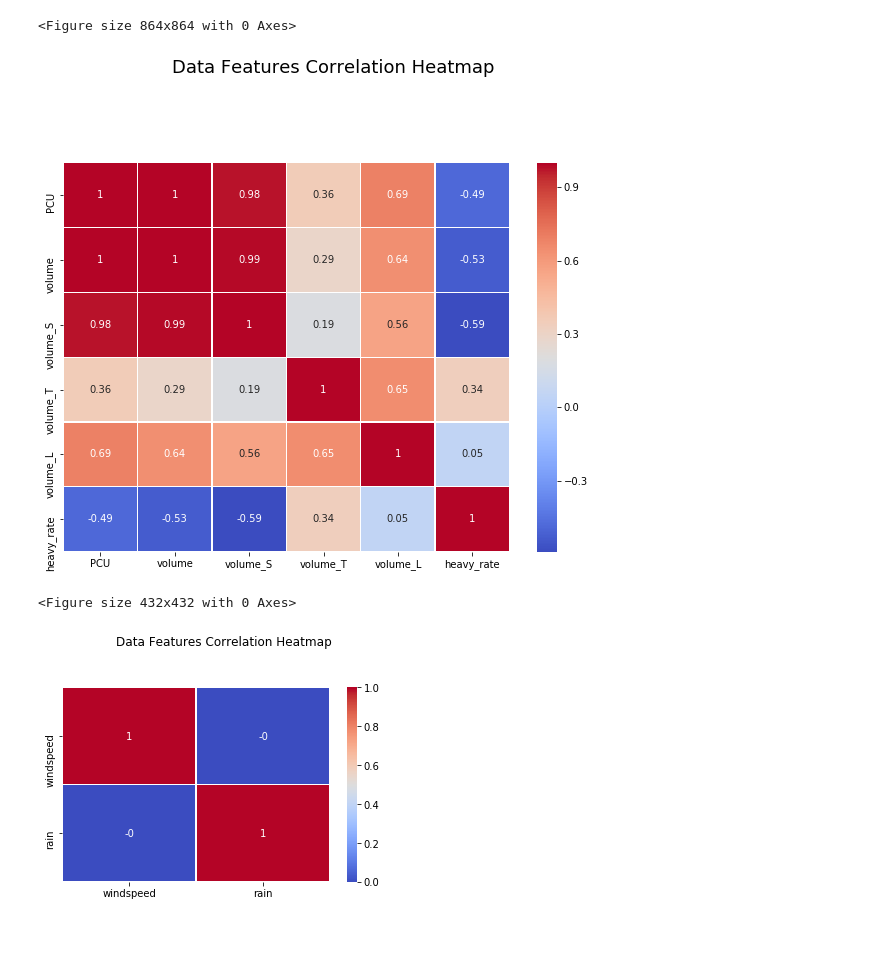
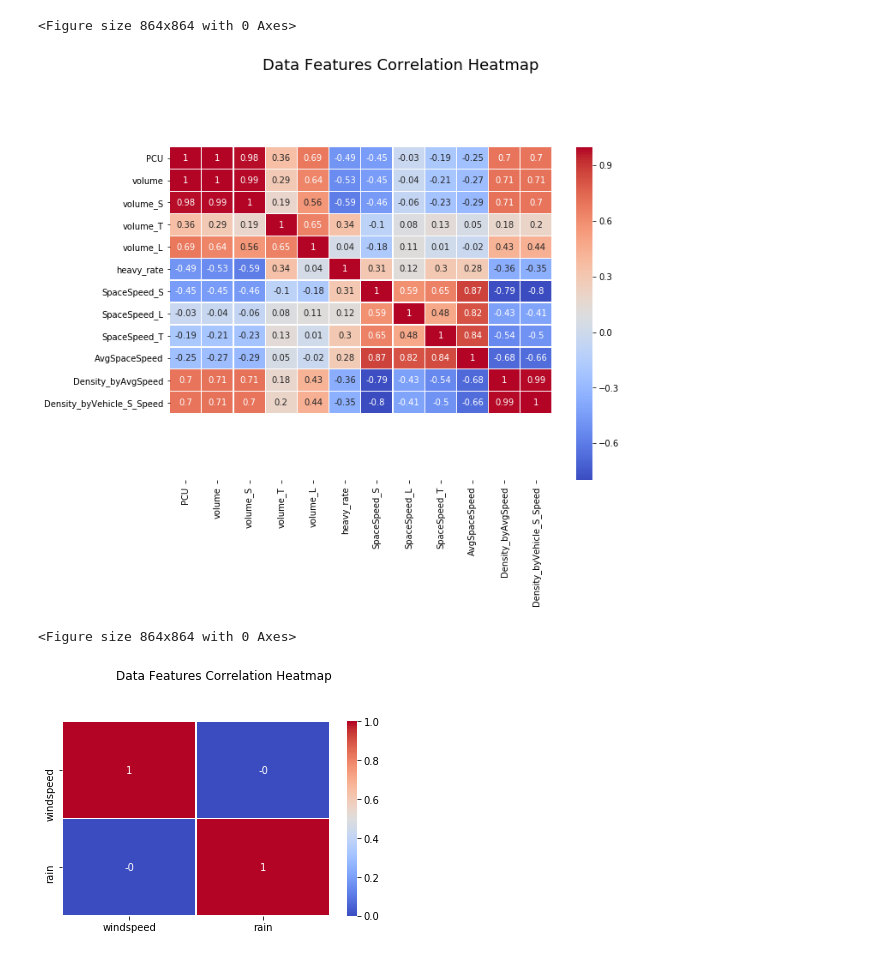
Before and after one commit to HsuanChih-Wang/ETC_FreewayAccidentAnalysis, a Jupyter notebook: FreewayAccidentAnalysis_jupyter-FW1.ipynb, the cells around one changed output. Saved outputs shown, nothing was run; the diff lists cells and outputs as text; code cells hidden in the pictures.

```diff
--- a/FreewayAccidentAnalysis_jupyter-FW1.ipynb
+++ b/FreewayAccidentAnalysis_jupyter-FW1.ipynb
@@ -11,5 +11,5 @@ import matplotlib.pyplot as plt
 import seaborn as sns
 # %%
 # Load Data Freeway 1 ------------------------------------------
-data_fw1 = pd.read_csv("output/fw1_2020_north_final(afterSQL).csv")
+data = pd.read_csv("output/STEP2. after_add_Speed/FW1_North_All(afterSQL).csv")
 # %%
@@ -30,20 +31,20 @@ Name: minradiuslength, dtype: float64
 ## Drop data FREEWAY 1
 # %%
 # drop data
-data_fw1.drop(['num', 'startkilo', 'endkilo', 'year', 'date',
+data.drop(['other', 'num', 'startkilo', 'endkilo', 'year', 'date',
            'starttime', 'startTime_millionSec', 'endtime', 'endTime_millionSec'],
           axis=1, inplace=True)
 # Since the values of feature "speed limit" are all the same, we drop the feature
-data_fw1.drop(['speedlimit'], axis=1, inplace=True)
-data_fw1.drop(['pavement', 'cement', 'remark', 'one'], axis=1, inplace=True)
+data.drop(['speedlimit'], axis=1, inplace=True)
+data.drop(['pavement', 'cement', 'remark', 'one'], axis=1, inplace=True)
 # unrelated factors
-data_fw1.drop(['fw1_northcol', 'index'], axis=1, inplace=True)
+data.drop(['fw1_northcol', 'index'], axis=1, inplace=True)
 # drop columns
-data_fw1.drop(['minradiuslength',
+data.drop(['minradiuslength',
            'Var_windspeed', 'Var_rain', 'Var_volume',
            'Var_PCU', 'Var_Speed_volume', 'Var_Speed_PCU'], axis=1, inplace=True)
 
-print(data_fw1.columns)
+print(data.columns)
 # %% [output]
 Index(['crash', 'lane', 'minlane', 'addlane', 'totalwidth', 'lanewidth',
        'inshoulder', 'outshoulder', 'upslope', 'downslope', 'upslopelength',
@@ -143,7 +139,11 @@ roadGeometryRelatedData = pd.concat([data['lane'], data['totalwidth'], data['lan
                                      data['inshoulder'], data['outshoulder'], data['upslopelength'],
                                      data['downslopelength'], data['maxupslope'], data['maxdownslope'],
                                      data['curvelength'], data['minradius'], data['tunnellength']], axis=1)
-trafficFlowRelatedData = pd.concat([data['PCU'], data['volume'], data['volume_S'], data['volume_T'], data['volume_L'], data['heavy_rate']], axis=1)
+trafficFlowRelatedData = pd.concat([data['PCU'], data['volume'],
+                                    data['volume_S'], data['volume_T'], data['volume_L'], data['heavy_rate'],
+                                    data['SpaceSpeed_S'], data['SpaceSpeed_L'], data['SpaceSpeed_T'],
+                                    data['AvgSpaceSpeed'],
+                                    data['Density_byAvgSpeed'], data['Density_byVehicle_S_Speed']], axis=1)
 weatherRelatedData = pd.concat([data['windspeed'], data['rain']], axis=1)
 # %%
 # draw a heatmap -> roadGeometryRelatedData
@@ -162,17 +162,17 @@ plt.show() #畫出熱力圖
 # %%
 # draw a heatmap -> trafficRelatedData
 corr = trafficFlowRelatedData.corr()
 f, ax = plt.subplots(figsize=(10, 8))
 
 plt.figure(figsize=(len(trafficFlowRelatedData.columns), len(trafficFlowRelatedData.columns)))
 hm = sns.heatmap(round(corr,2),annot=True, ax=ax, cmap='coolwarm', linewidths=.3)
 f.subplots_adjust(top=0.8)
-ax.set_ylim(6, 0)
+ax.set_ylim(15, 0)
 t= f.suptitle('Data Features Correlation Heatmap', fontsize=18)
 plt.show() #畫出熱力圖
 # %% [output]
-[figure, old version]
+[figure, new version]
-<Figure size 432x432 with 0 Axes>
+<Figure size 864x864 with 0 Axes>
 # %%
 # draw a heatmap -> trafficRelatedData
 corr = weatherRelatedData.corr()
```
Also changed, not shown: parts of 8 cells of this notebook, 6 other files.
